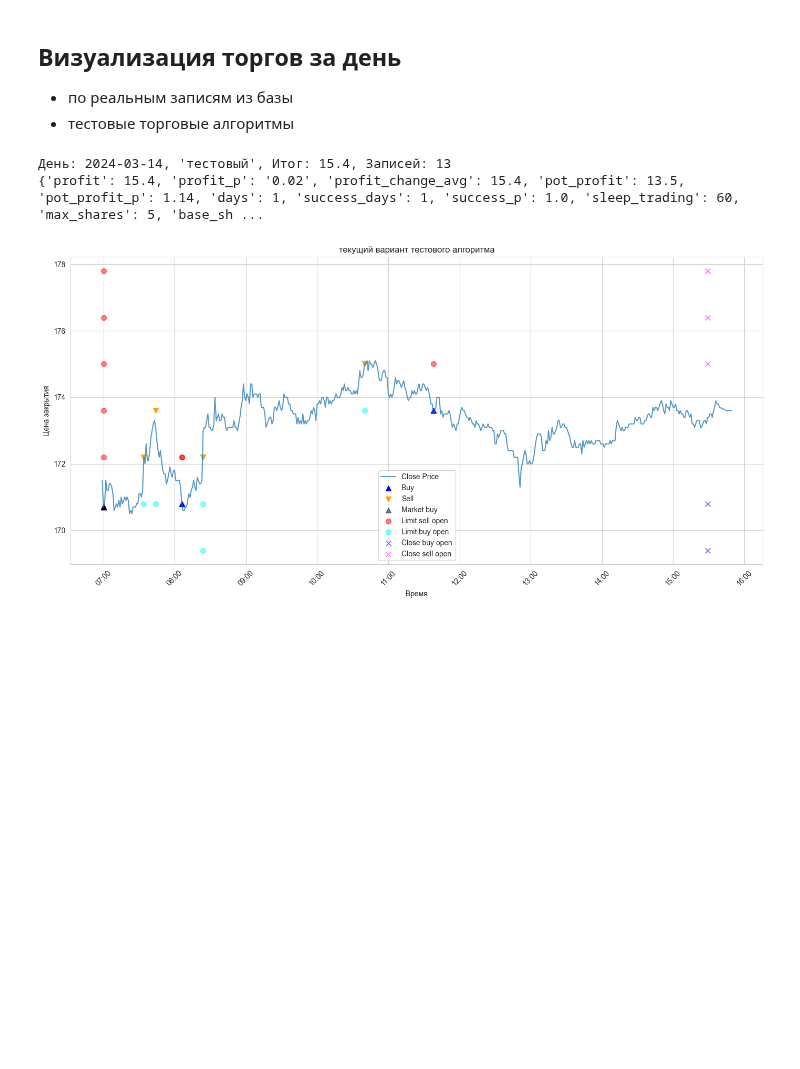
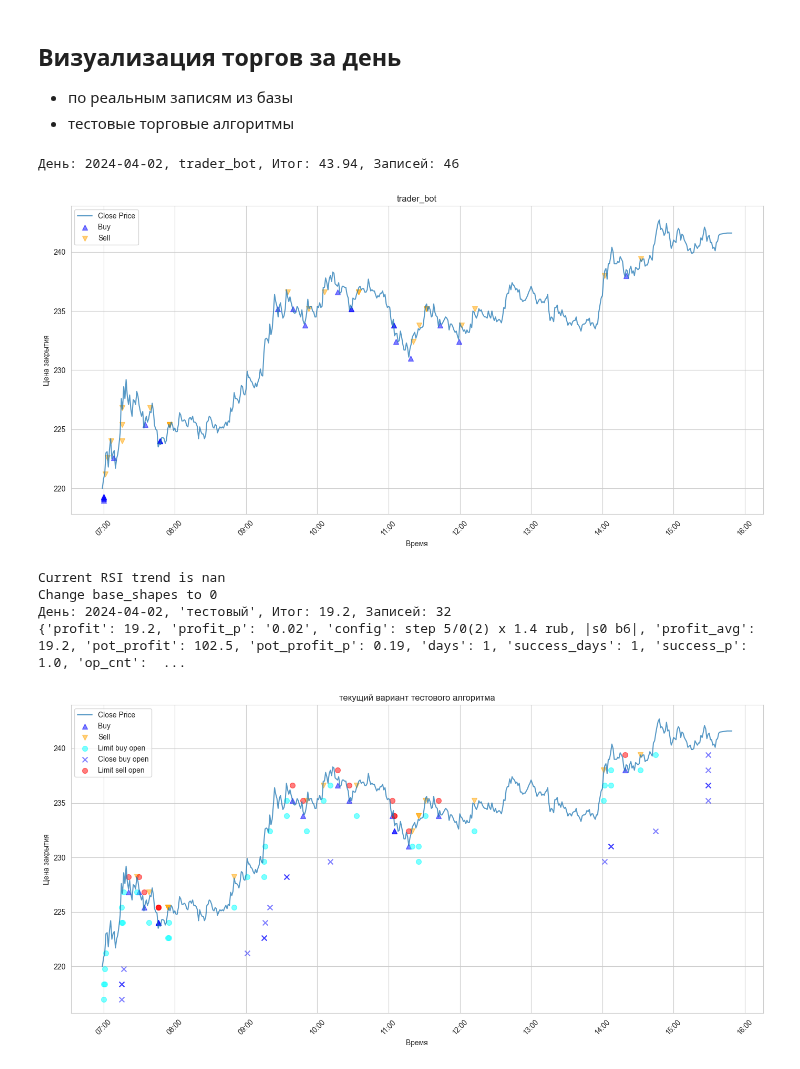
Before and after one commit to sapozhkov/fin, a Jupyter notebook: t_day_vis.ipynb, the cells around one changed output. Saved outputs shown, nothing was run; the diff lists cells and outputs as text; code cells hidden in the pictures; blank space fills up the shorter version.

```diff
--- a/t_day_vis.ipynb
+++ b/t_day_vis.ipynb
@@ -26,7 +26,7 @@ from test_env.test_alg import TestAlgorithm
 historical_trade = HistoricalTrade()
 data_handler = HistoricalCandles(TOKEN, FIGI, TICKER)
 
-date = '2024-03-14'
+# date = '2024-03-14'
 
 # проблемные зоны - тут идет лютый спад и всё сливается
 # date = '2023-08-04'
@@ -39,10 +39,10 @@ date = '2024-03-14'
 # тут резкий скачок и перестает идти торговля
 # date = '2023-09-12'
 
-# date = None
+date = None
 
-alg_name = '-' #'v5_t60'
-# alg_name = None #'v5_t60'
+# alg_name = '-' #'v5_t60'
+alg_name = None #'v5_t60'
 
 viz = Visualize(data_handler)
 
@@ -69,34 +69,38 @@ def show_test_alg(date_):
             threshold_sell_steps=0,
 
             sleep_trading=1 * 60,
         ),
     )
 
-    print(f"День: {date_}, 'тестовый', Итог: {result['profit']}, Записей: {result['operations_cnt']}")
+    print(f"День: {date_}, 'тестовый', Итог: {result['profit']}, Записей: {result['op_cnt']}")
     print(result)
 
     viz.draw(
         date_,
         test_alg.accounting_helper.get_deals(),
         test_alg.accounting_helper.get_orders(),
         'текущий вариант тестового алгоритма'
     )
 
 results = historical_trade.get_daily_totals(date, alg_name)
 
 for obj in results:
     print(f"День: {obj.date}, {obj.alg_name}, "
           f"{'Итог' if obj.is_closed else 'Подытог'}: {obj.total}, "
           f"Записей: {obj.cnt}")
     viz.draw(
         obj.date,
         historical_trade.get_deals(obj.date, obj.alg_name),
         [],
         obj.alg_name
     )
 
 show_test_alg(date)
 # %% [output]
-День: 2024-03-14, 'тестовый', Итог: 15.4, Записей: 13
-{'profit': 15.4, 'profit_p': '0.02', 'profit_change_avg': 15.4, 'pot_profit': 13.5, 'pot_profit_p': 1.14, 'days': 1, 'success_days': 1, 'success_p': 1.0, 'sleep_trading': 60, 'max_shares': 5, 'base_sh ...
+День: 2024-04-02, trader_bot, Итог: 43.94, Записей: 46
-[figure, old version]
+[figure, new version]
+Current RSI trend is nan
+Change base_shapes to 0
+День: 2024-04-02, 'тестовый', Итог: 19.2, Записей: 32
+{'profit': 19.2, 'profit_p': '0.02', 'config': step 5/0(2) x 1.4 rub, |s0 b6|, 'profit_avg': 19.2, 'pot_profit': 102.5, 'pot_profit_p': 0.19, 'days': 1, 'success_days': 1, 'success_p': 1.0, 'op_cnt':  ...
+[figure, added]
```
Also changed, not shown: 8 other files.
